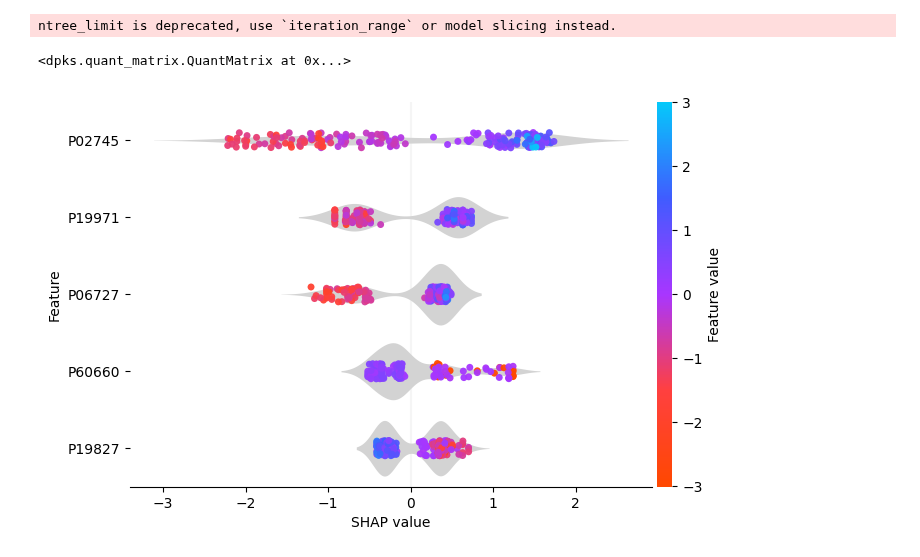
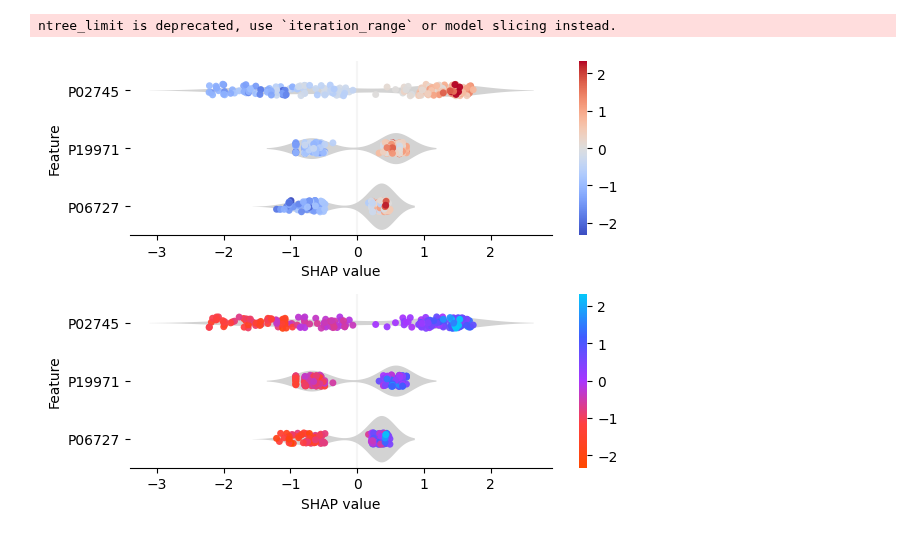
Before and after one commit to InfectionMedicineProteomics/DPKS, a Jupyter notebook: notebooks/plot.ipynb, the cells around one changed output. Drawn from its saved outputs; the diff is of its cells as text; code cells hidden in the pictures.

Commit message:
The shap plots now take a figure and axis object. Generalized the API.

```diff
--- a/notebooks/plot.ipynb
+++ b/notebooks/plot.ipynb
@@ -12,14 +12,17 @@ qm = (
     .quantify(method="top_n")
 )
 # %%
-qm.classify(classifier="xgboost", shap_algorithm="tree", run_rfe=False)
+qm = qm.classify(classifier="xgboost", shap_algorithm="tree", run_rfe=False, rfe_step=10, rfe_min_features_to_select=10)
 # %% [output]
 ntree_limit is deprecated, use `iteration_range` or model slicing instead.
-<dpks.quant_matrix.QuantMatrix at 0x...>
 # %%
 import matplotlib.pyplot as plt
 
-fig = qm.plot(plot_type='shap_summary')
+fig, axs = plt.subplots(2,1)
+
+qm.plot(plot_type='shap_summary', fig=fig, ax=axs[0], cmap="coolwarm", n_display=3)
+qm.plot( plot_type='shap_summary', fig=fig, ax=axs[1], n_display=3)
+plt.tight_layout()
 plt.show()
 # %% [output]
-[figure, old version]
+[figure, new version]
```
Also changed, not shown: 2 other files.
